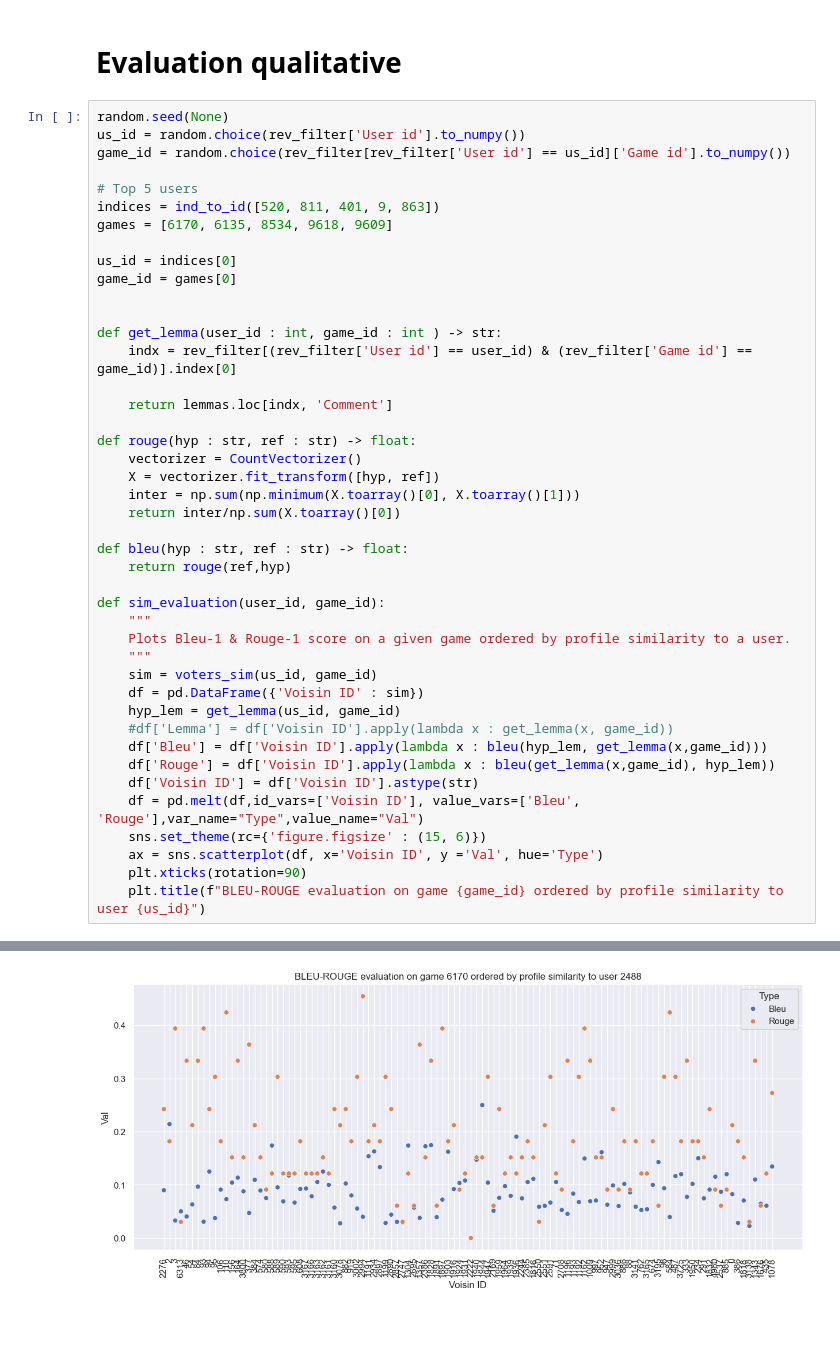
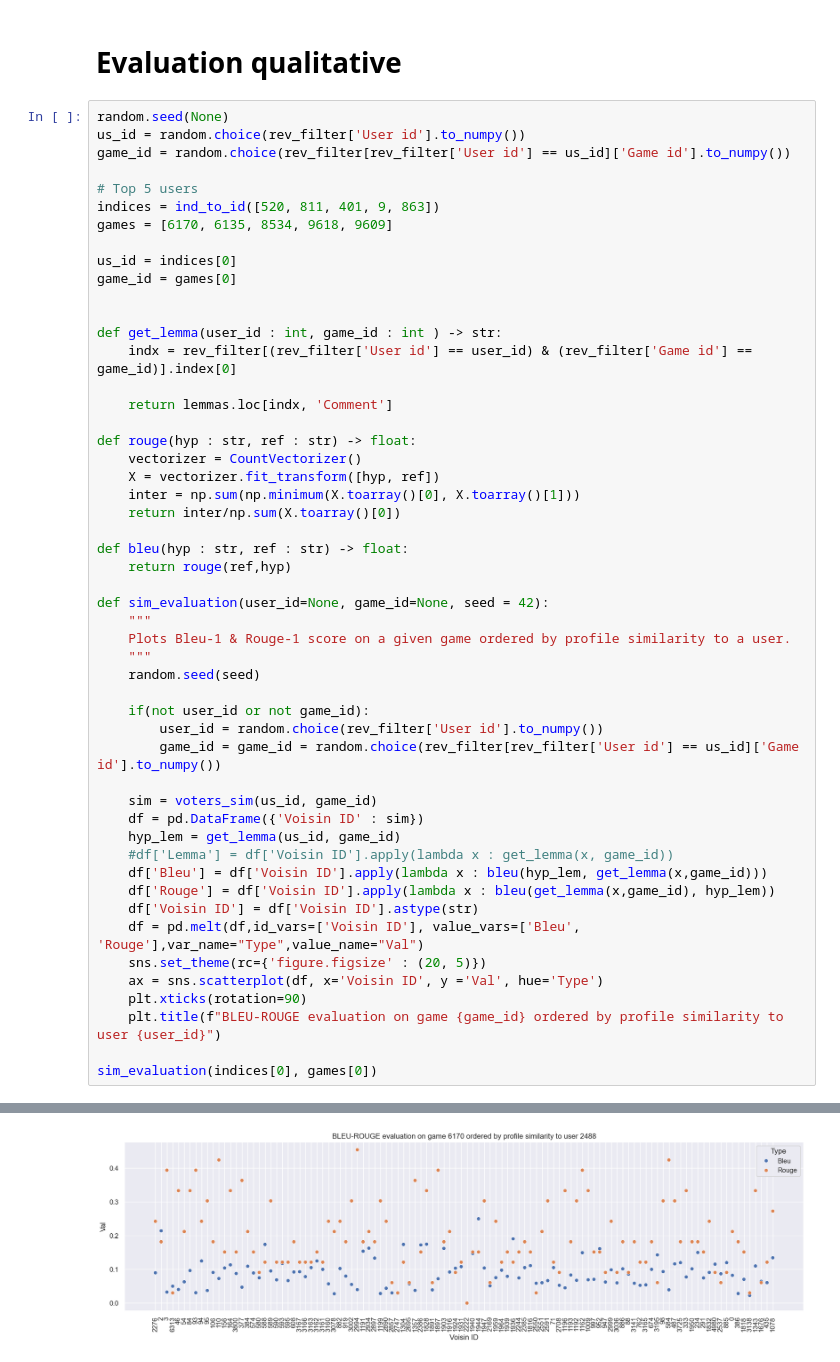
Before and after one commit to Franciline/Recommendation_system, a Jupyter notebook: notebooks/bleu_rouge.ipynb, the cells around one changed output, grey strips where cells are left out. Cells and saved outputs as stored; diff of their text form; blank space fills up the shorter version.

```diff
--- a/notebooks/bleu_rouge.ipynb
+++ b/notebooks/bleu_rouge.ipynb
@@ -384,10 +453,16 @@ def rouge(hyp : str, ref : str) -> float:
 def bleu(hyp : str, ref : str) -> float:
     return rouge(ref,hyp)
 
-def sim_evaluation(user_id, game_id):
+def sim_evaluation(user_id=None, game_id=None, seed = 42):
     """
     Plots Bleu-1 & Rouge-1 score on a given game ordered by profile similarity to a user.
     """
+    random.seed(seed)
+
+    if(not user_id or not game_id):
+        user_id = random.choice(rev_filter['User id'].to_numpy())
+        game_id = game_id = random.choice(rev_filter[rev_filter['User id'] == us_id]['Game id'].to_numpy())
+
     sim = voters_sim(us_id, game_id)
     df = pd.DataFrame({'Voisin ID' : sim})
     hyp_lem = get_lemma(us_id, game_id)
@@ -396,8 +471,10 @@ def sim_evaluation(user_id, game_id):
     df['Rouge'] = df['Voisin ID'].apply(lambda x : bleu(get_lemma(x,game_id), hyp_lem))
     df['Voisin ID'] = df['Voisin ID'].astype(str)
     df = pd.melt(df,id_vars=['Voisin ID'], value_vars=['Bleu', 'Rouge'],var_name="Type",value_name="Val")
-    sns.set_theme(rc={'figure.figsize' : (15, 6)})
+    sns.set_theme(rc={'figure.figsize' : (20, 5)})
     ax = sns.scatterplot(df, x='Voisin ID', y ='Val', hue='Type')
     plt.xticks(rotation=90)
-    plt.title(f"BLEU-ROUGE evaluation on game {game_id} ordered by profile similarity to user {us_id}")
+    plt.title(f"BLEU-ROUGE evaluation on game {game_id} ordered by profile similarity to user {user_id}")
+
+sim_evaluation(indices[0], games[0])
 # %% [output]
@@ -405 +481 @@ Text(0.5, 1.0, 'BLEU-ROUGE evaluation on game 6170 ordered by profile similarity
-[figure, old version]
+[figure, new version]
```
Also changed, not shown: parts of 10 cells of this notebook.
